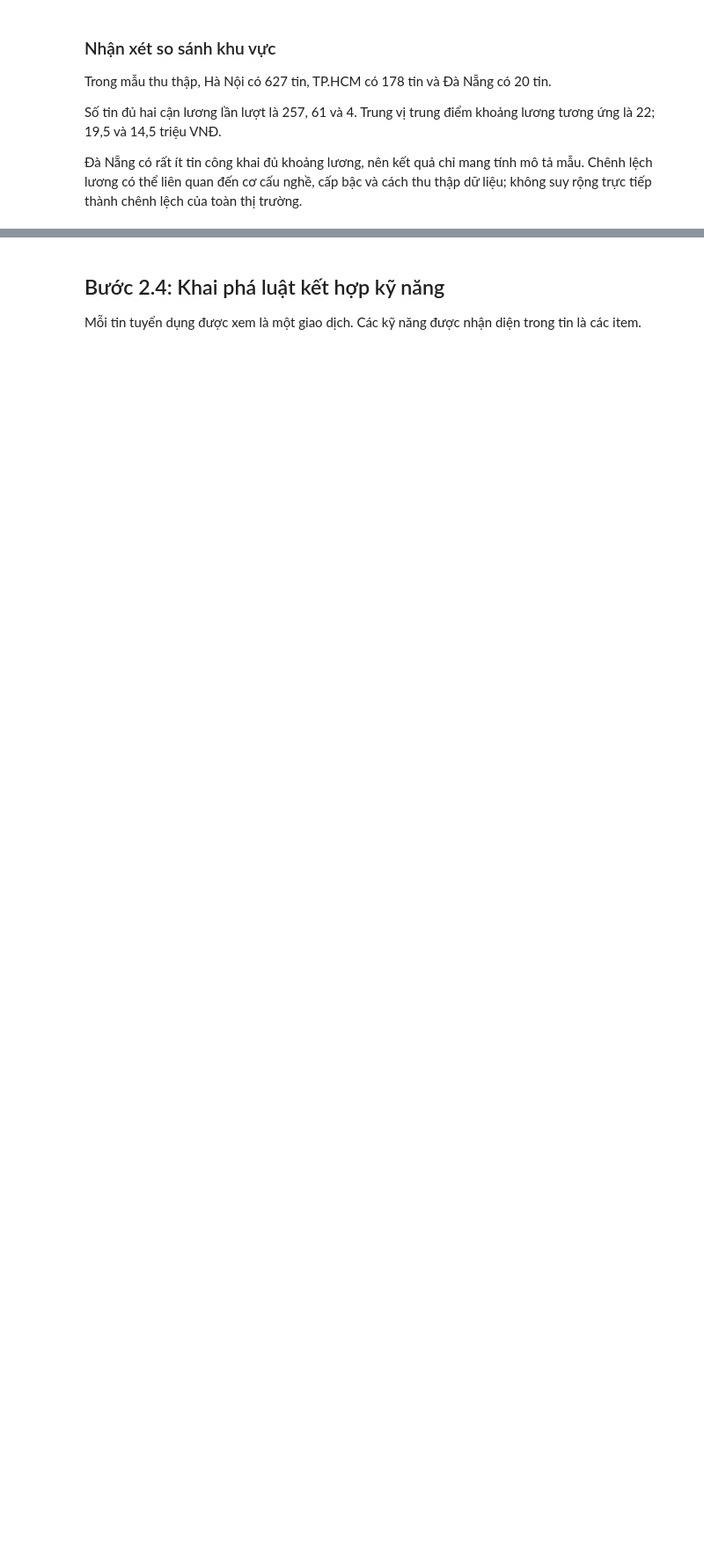
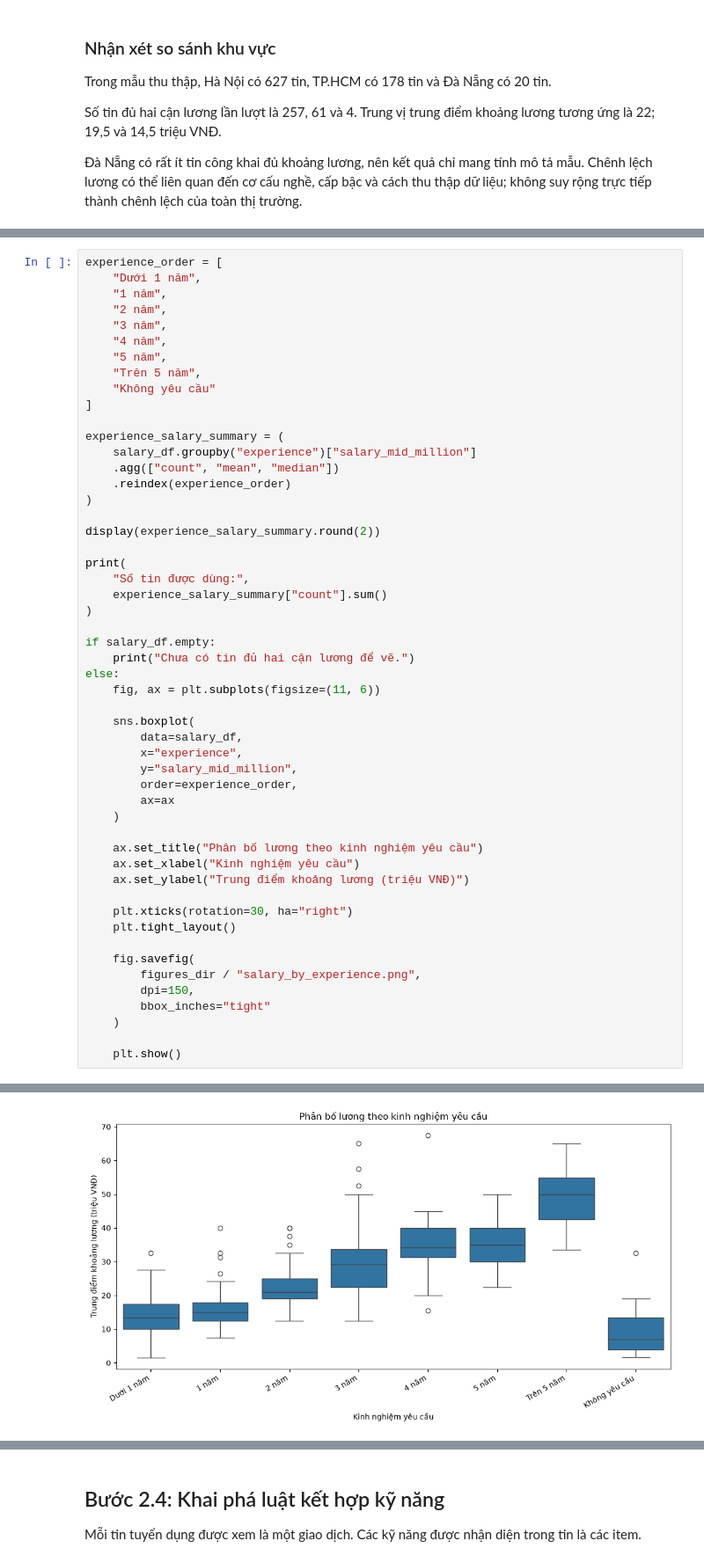
Before and after one commit to maithanhai/data-mining, a Jupyter notebook: notebooks/Nhom07_MiningPipeline.ipynb, the cells around one changed output, grey strips where cells are left out. Shown at 88% size. Drawn from its saved outputs; the diff is of its cells as text; blank space fills up the shorter version.

Commit message:
Update more plot for eda

```diff
--- a/notebooks/Nhom07_MiningPipeline.ipynb
+++ b/notebooks/Nhom07_MiningPipeline.ipynb
@@ -1230,0 +1253,53 @@ chênh lệch của toàn thị trường.
+# %%
+experience_order = [
+    "Dưới 1 năm",
+    "1 năm",
+    "2 năm",
+    "3 năm",
+    "4 năm",
+    "5 năm",
+    "Trên 5 năm",
+    "Không yêu cầu"
+]
+
+experience_salary_summary = (
+    salary_df.groupby("experience")["salary_mid_million"]
+    .agg(["count", "mean", "median"])
+    .reindex(experience_order)
+)
+
+display(experience_salary_summary.round(2))
+
+print(
+    "Số tin được dùng:",
+    experience_salary_summary["count"].sum()
+)
+
+if salary_df.empty:
+    print("Chưa có tin đủ hai cận lương để vẽ.")
+else:
+    fig, ax = plt.subplots(figsize=(11, 6))
+
+    sns.boxplot(
+        data=salary_df,
+        x="experience",
+        y="salary_mid_million",
+        order=experience_order,
+        ax=ax
+    )
+
+    ax.set_title("Phân bố lương theo kinh nghiệm yêu cầu")
+    ax.set_xlabel("Kinh nghiệm yêu cầu")
+    ax.set_ylabel("Trung điểm khoảng lương (triệu VNĐ)")
+
+    plt.xticks(rotation=30, ha="right")
+    plt.tight_layout()
+
+    fig.savefig(
+        figures_dir / "salary_by_experience.png",
+        dpi=150,
+        bbox_inches="tight"
+    )
+
+    plt.show()
+# %% [output]
@@ -1230,0 +1317 @@ chênh lệch của toàn thị trường.
+[figure, added]
```
Also changed, not shown: parts of 11 cells of this notebook, 6 other files.
